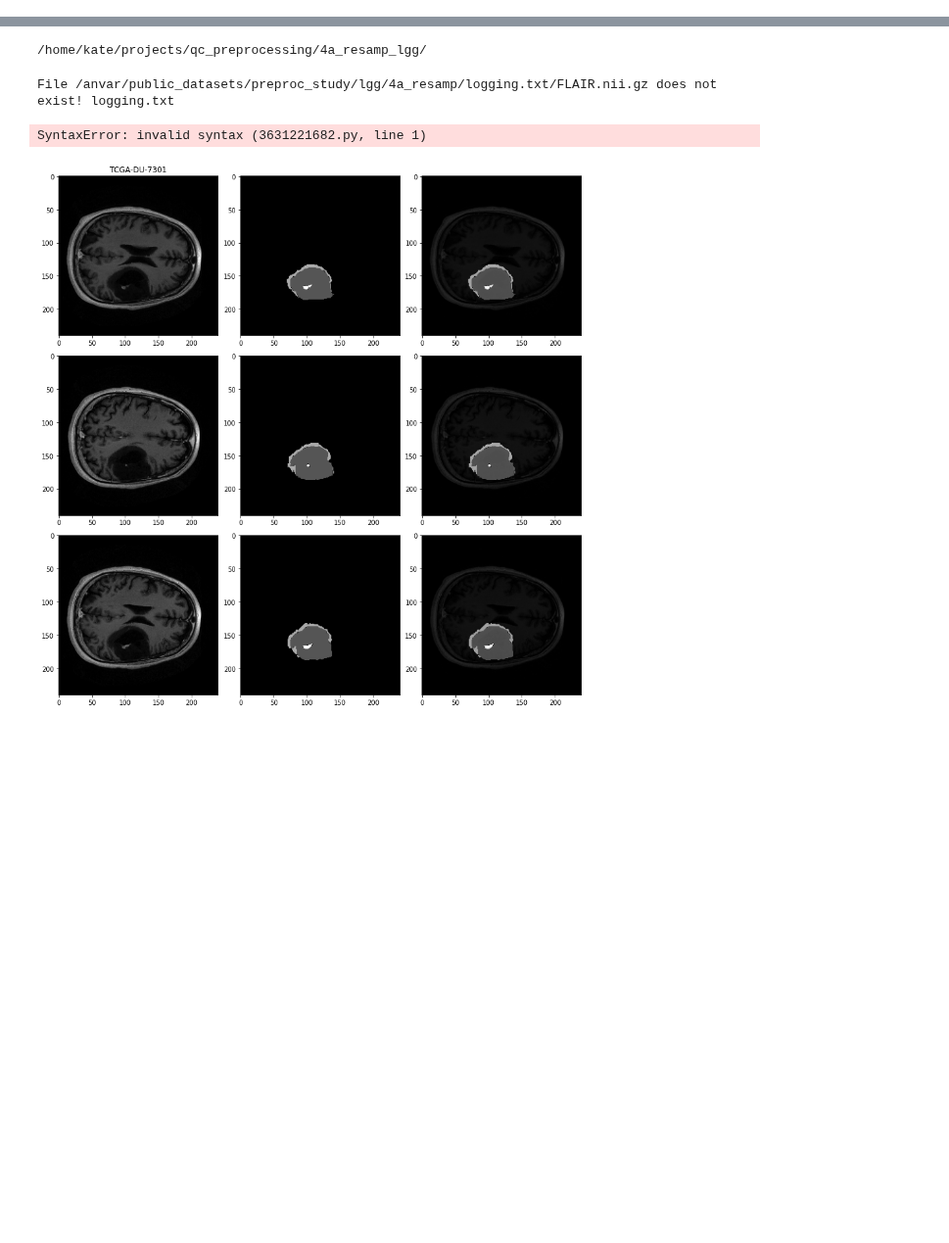
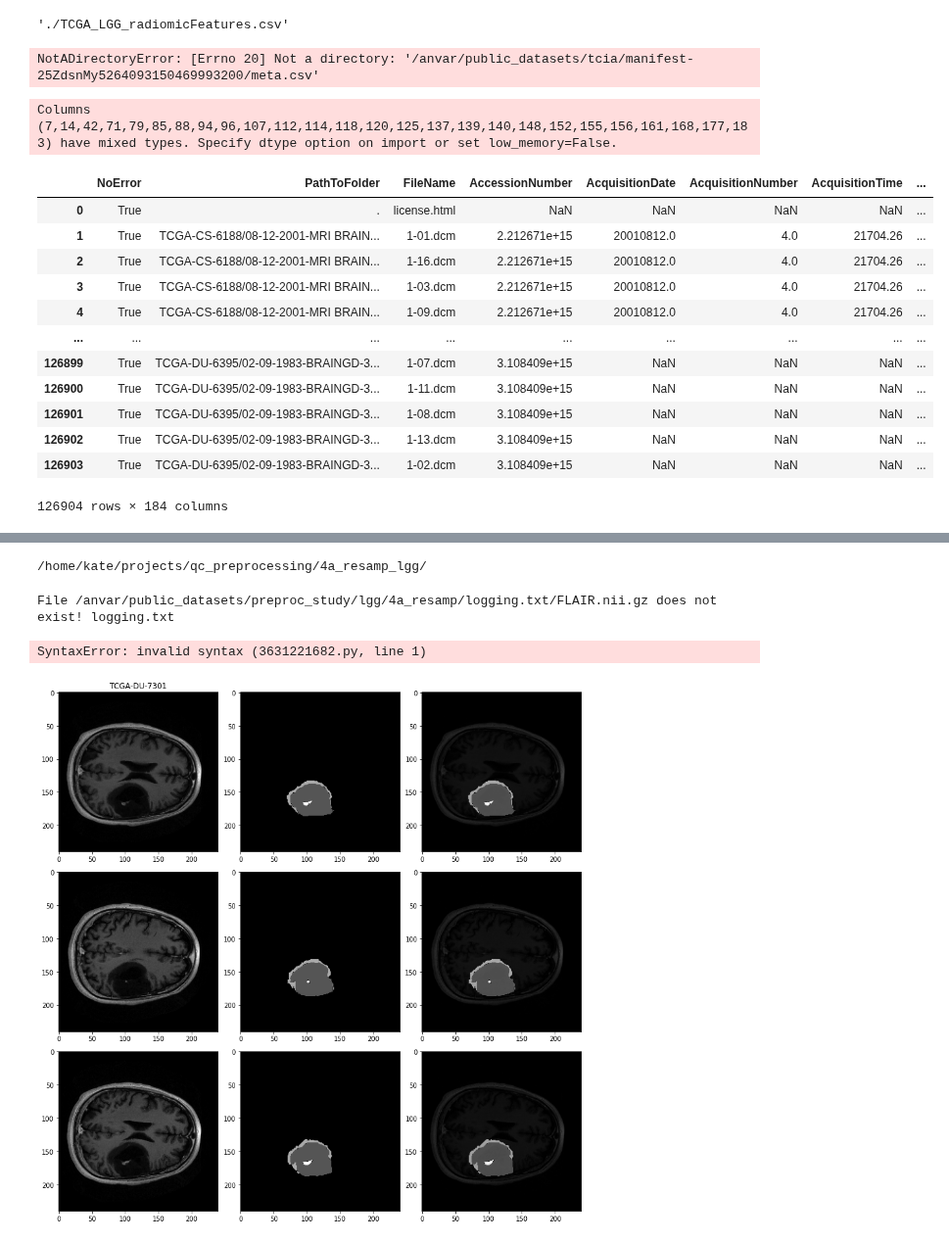
Before and after one commit to MedImAIR/brain-mri-processing-pipeline, a Jupyter notebook: preprocessing/notebooks/test_lgg.ipynb, the cells around one changed output, grey strips where cells are left out. Shown at 98% size. Saved outputs shown, nothing was run; the diff lists cells and outputs as text; code cells hidden in the pictures; blank space fills up the shorter version.

```diff
--- a/preprocessing/notebooks/test_lgg.ipynb
+++ b/preprocessing/notebooks/test_lgg.ipynb
@@ -15,0 +16,25 @@ os.listdir('/anvar/public_datasets/preproc_study/lgg/4d_susan/TCGA-CS-4942/')
+# %%
+shutil.copy('/anvar/public_datasets/tcia/Pre-operative_TCGA_LGG_NIfTI_and_Segmentations/TCGA_LGG_radiomicFeatures.csv','.')
+# %% [output]
+'./TCGA_LGG_radiomicFeatures.csv'
+# %%
+os.listdir('/anvar/public_datasets/tcia/manifest-25ZdsnMy5264093150469993200/meta.csv')
+# %% [output]
+NotADirectoryError: [Errno 20] Not a directory: '/anvar/public_datasets/tcia/manifest-25ZdsnMy5264093150469993200/meta.csv'
+# %%
+pd.read_csv('/anvar/public_datasets/tcia/manifest-25ZdsnMy5264093150469993200/meta.csv')
+# %% [output]
+Columns (7,14,42,71,79,85,88,94,96,107,112,114,118,120,125,137,139,140,148,152,155,156,161,168,177,183) have mixed types. Specify dtype option on import or set low_memory=False.
+|  | NoError | PathToFolder | FileName | AccessionNumber | AcquisitionDate | AcquisitionNumber | AcquisitionTime | ... |
+| 0 | True | . | license.html | NaN | NaN | NaN | NaN | ... |
+| 1 | True | TCGA-CS-6188/08-12-2001-MRI BRAIN... | 1-01.dcm | 2.212671e+15 | 20010812.0 | 4.0 | 21704.26 | ... |
+| 2 | True | TCGA-CS-6188/08-12-2001-MRI BRAIN... | 1-16.dcm | 2.212671e+15 | 20010812.0 | 4.0 | 21704.26 | ... |
+| 3 | True | TCGA-CS-6188/08-12-2001-MRI BRAIN... | 1-03.dcm | 2.212671e+15 | 20010812.0 | 4.0 | 21704.26 | ... |
+| 4 | True | TCGA-CS-6188/08-12-2001-MRI BRAIN... | 1-09.dcm | 2.212671e+15 | 20010812.0 | 4.0 | 21704.26 | ... |
+| ... | ... | ... | ... | ... | ... | ... | ... | ... |
+| 126899 | True | TCGA-DU-6395/02-09-1983-BRAINGD-3... | 1-07.dcm | 3.108409e+15 | NaN | NaN | NaN | ... |
+| 126900 | True | TCGA-DU-6395/02-09-1983-BRAINGD-3... | 1-11.dcm | 3.108409e+15 | NaN | NaN | NaN | ... |
+| 126901 | True | TCGA-DU-6395/02-09-1983-BRAINGD-3... | 1-08.dcm | 3.108409e+15 | NaN | NaN | NaN | ... |
+| 126902 | True | TCGA-DU-6395/02-09-1983-BRAINGD-3... | 1-13.dcm | 3.108409e+15 | NaN | NaN | NaN | ... |
+| 126903 | True | TCGA-DU-6395/02-09-1983-BRAINGD-3... | 1-02.dcm | 3.108409e+15 | NaN | NaN | NaN | ... |
+126904 rows × 184 columns
```
Also changed, not shown: parts of 2 cells of this notebook, 3 other files.
